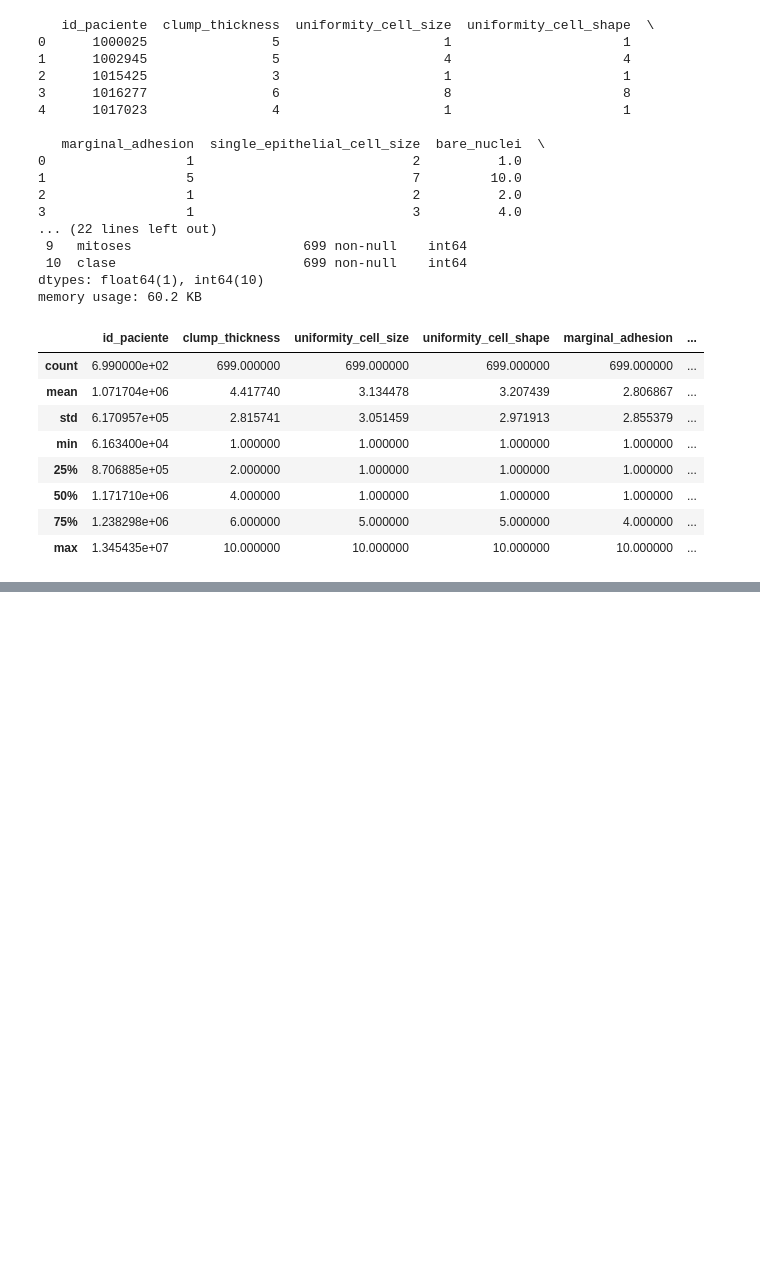
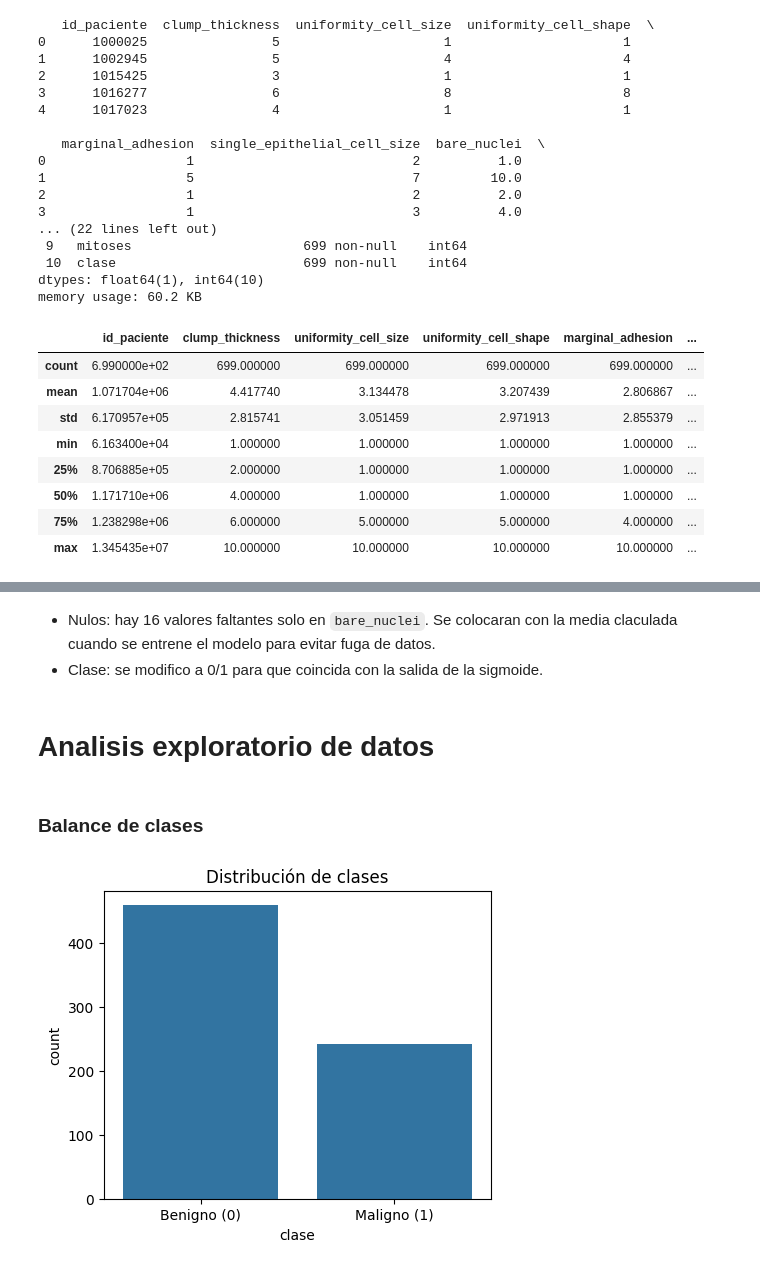
Before and after one commit to pedroay/laboratoriosIAIA, a Jupyter notebook: proyecto tercio 3/proyecto.ipynb, the cells around one changed output, grey strips where cells are left out. Saved outputs shown, nothing was run; the diff lists cells and outputs as text; code cells hidden in the pictures; blank space fills up the shorter version.

Commit message:
Avance del proyecto

```diff
--- a/proyecto tercio 3/proyecto.ipynb
+++ b/proyecto tercio 3/proyecto.ipynb
@@ -99,0 +100,14 @@ dtype: int64
+# %%
+print(data_set_cancer.isnull().sum())
+
+# 1) Eliminar el identificador ya que no es relevante para efectos del proyecto
+df = data_set_cancer.drop(columns=['id_paciente']).copy()
+
+#2) Recodificar la clase: 2 (benigno) a 0 y 4 (maligno) a 1
+df['clase'] = df['clase'].map({2: 0, 4: 1})
+
+# 3) Revisiones
+print("Distribusion de clases: ", df['clase'].value_counts())
+print("Proporcion de malignos: ", df['clase'].mean().round(3))
+print("Filas duplicadas: ", df.duplicated().sum())
+print("Forma final:", df.shape)
@@ -99,0 +134,16 @@ dtype: int64
+# %% [markdown]
+- Nulos: hay 16 valores faltantes solo en `bare_nuclei`. Se colocaran con la media claculada cuando se entrene el modelo para evitar fuga de datos.
+- Clase: se modifico a 0/1 para que coincida con la salida de la sigmoide.
+# %% [markdown]
+# Analisis exploratorio de datos
+# %% [markdown]
+### Balance de clases
+# %%
+plt.figure(figsize=(5, 4))
+sns.countplot(x='clase', data=df)
+plt.xticks([0, 1], ['Benigno (0)', 'Maligno (1)'])
+plt.title('Distribución de clases')
+plt.savefig('images/eda_balance.png', dpi=200, bbox_inches='tight')
+plt.show()
+# %% [output]
+[figure, added]
```
Also changed, not shown: parts of 14 cells of this notebook, 11 other files.
